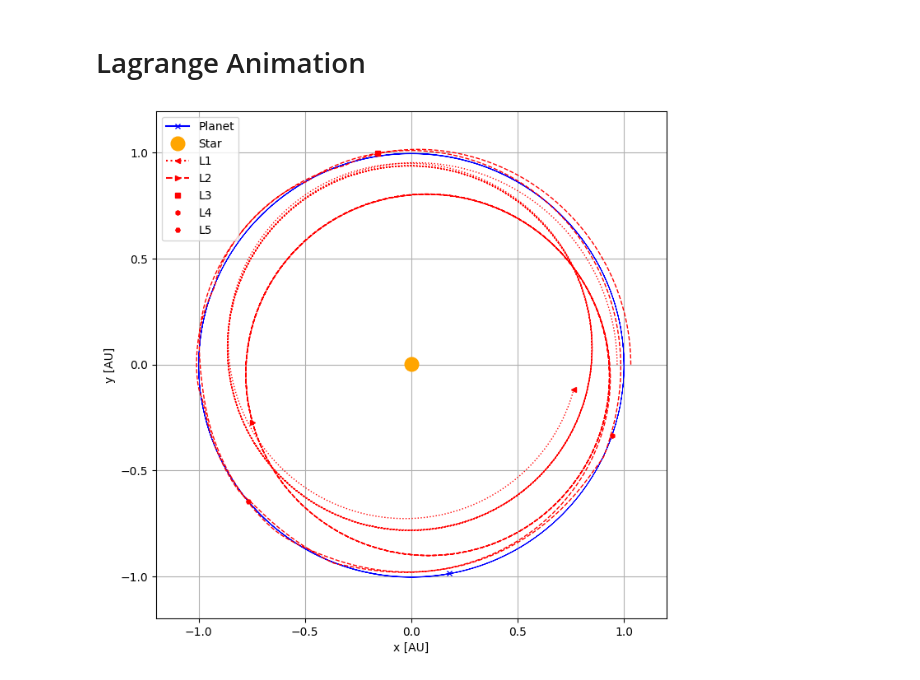
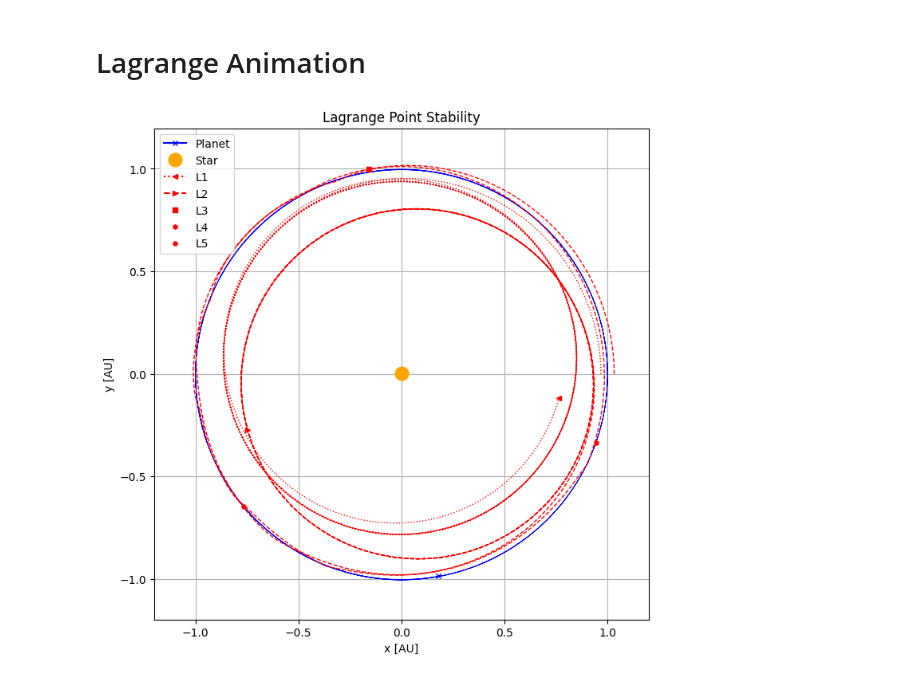
Before and after one commit to jmtony2000/Numerical_Symulations_of_-Star_System_Dynamics, a Jupyter notebook: Lagrange_pont.ipynb, the cells around one changed output. Saved outputs shown, nothing was run; the diff lists cells and outputs as text; code cells hidden in the pictures.

```diff
--- a/Lagrange_pont.ipynb
+++ b/Lagrange_pont.ipynb
@@ -197,6 +197,7 @@ plt.ylim(-max(posy_planet1)*1.2,max(posy_planet1)*1.2)
 plt.xlabel("x [AU]")
 plt.ylabel("y [AU]")
 plt.legend(loc = "upper left")
+plt.title("Lagrange Point Stability")
 writer = PillowWriter(fps = 30)
 plt.grid()
 
@@ -206,31 +207,31 @@ xL1 = []
 yL1 = []
 xL2 = []
 yL2 = []
 xstar = []
 ystar = []
 with writer.saving(fig, "Lagrange.gif", 100):
     for i in range(0,len(posx_planet1)):
         xplanet1.append(posx_planet1[i])
         yplanet1.append(posy_planet1[i])
         xL1.append(L1[:,0][i])
         yL1.append(L1[:,1][i])
         xL2.append(L2[:,0][i])
         yL2.append(L2[:,1][i])
         xstar.append(posx_sun[i])
         ystar.append(posy_sun[i])
 
         l_p1.set_data(xplanet1, yplanet1)
         l_L1.set_data(xL1, yL1)
         l_L2.set_data(xL2, yL2)
         l_s.set_data(xstar, ystar)
         writer.grab_frame()
 
         point_p1.set_data(posx_planet1[i], posy_planet1[i])
         point_L1.set_data(L1[:,0][i], L1[:,1][i])
         point_L2.set_data(L2[:,0][i], L2[:,1][i])
         point_L3.set_data(L3[:,0][i], L3[:,1][i])
         point_L4.set_data(L4[:,0][i], L4[:,1][i])
         point_L5.set_data(L5[:,0][i], L5[:,1][i])
         point_s.set_data(posx_sun[i], posy_sun[i])
 # %% [output]
-[figure, old version]
+[figure, new version]
```
Also changed, not shown: 2 other files.
